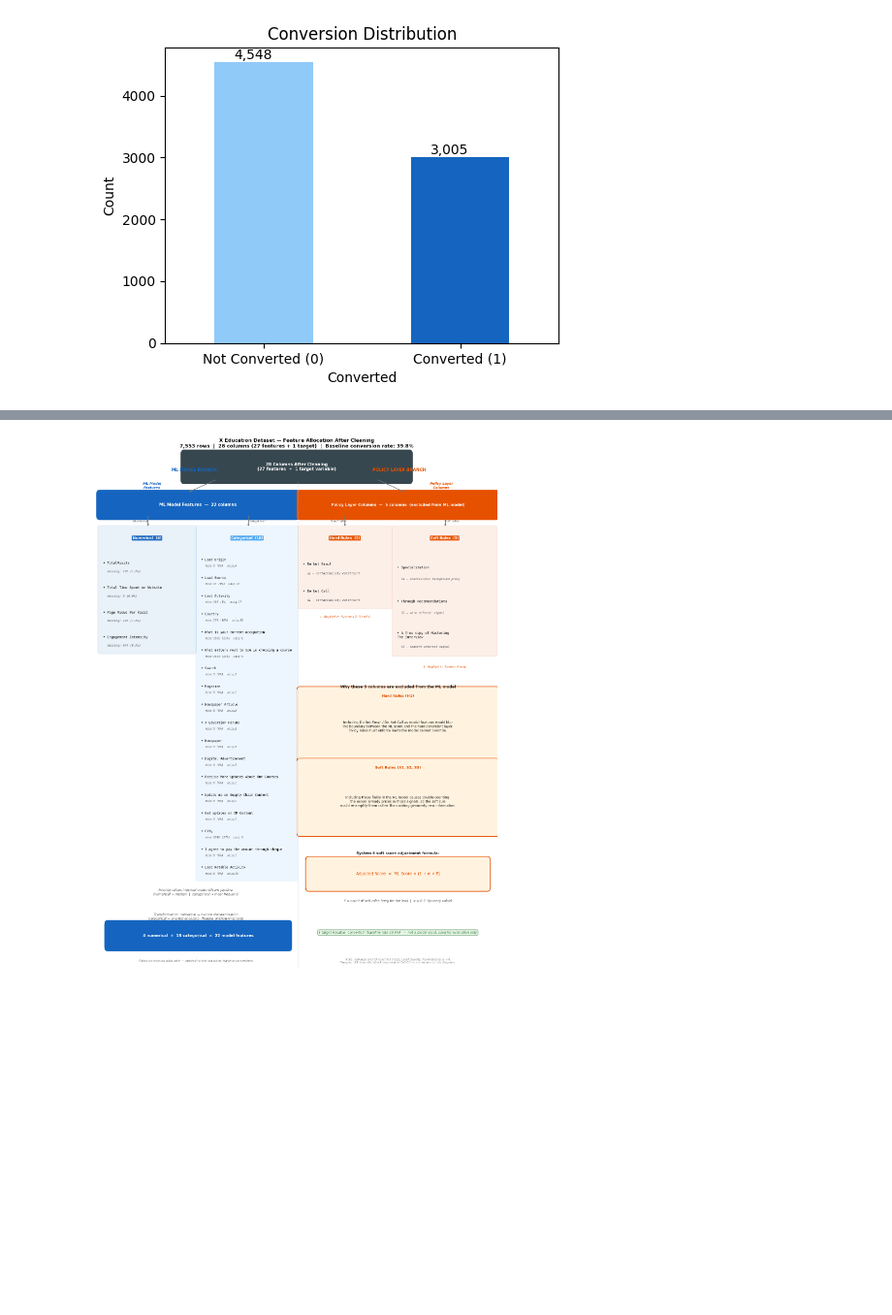
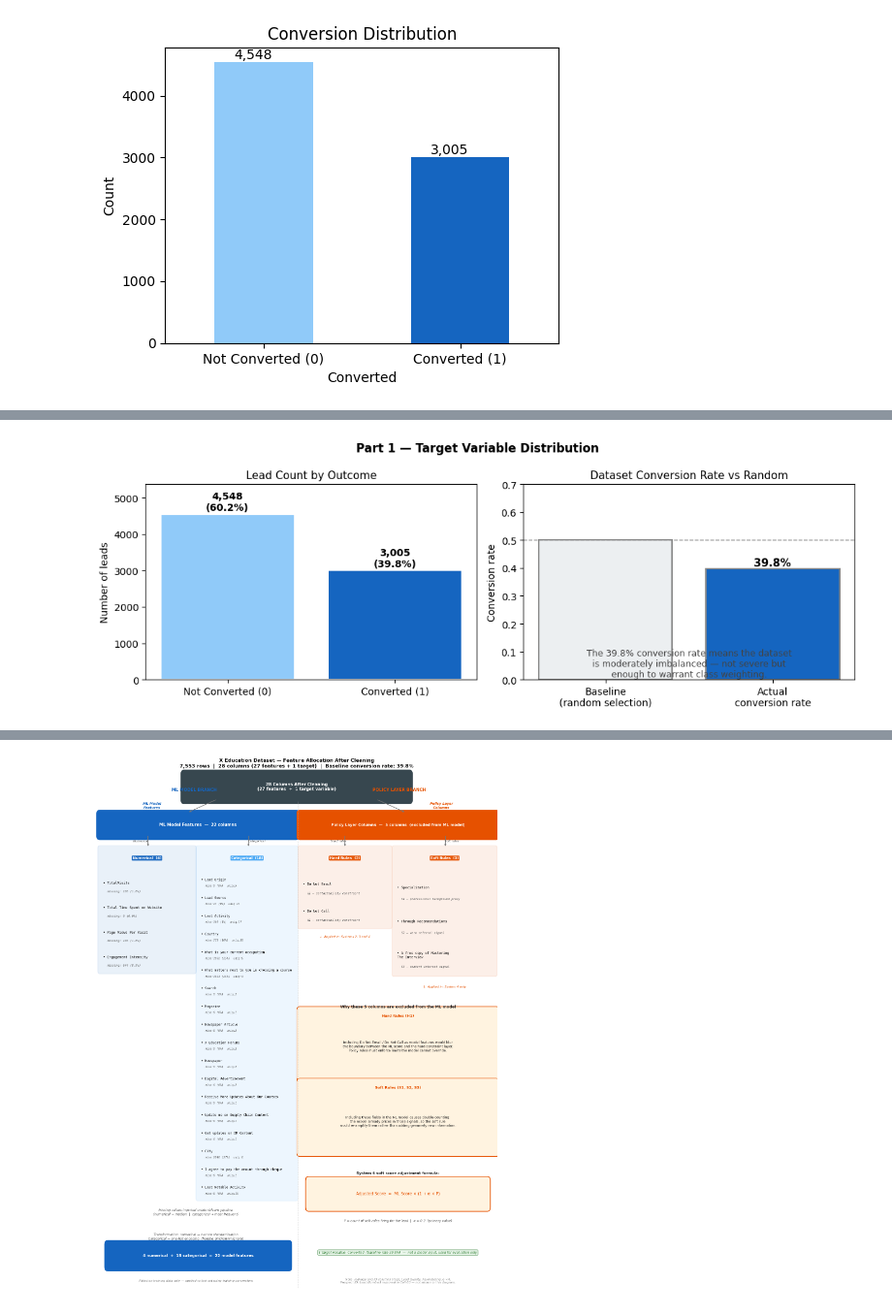
Before and after one commit to thomami244/Masters_Constrained_Lead_Qualification, a Jupyter notebook: Masters_Constrained_Lead_Qualification_Notebook.ipynb, the cells around one changed output, grey strips where cells are left out. Shown at 97% size. Saved outputs shown, nothing was run; the diff lists cells and outputs as text; code cells hidden in the pictures; blank space fills up the shorter version.

```diff
--- a/Masters_Constrained_Lead_Qualification_Notebook.ipynb
+++ b/Masters_Constrained_Lead_Qualification_Notebook.ipynb
@@ -386,0 +309,46 @@ plt.show()
+# %%
+
+# =============================================================================
+# EDA PART 1 — TARGET DISTRIBUTION
+# Simple bar showing class imbalance. Sets the scene.
+# =============================================================================
+
+fig, axes = plt.subplots(1, 2, figsize=(11, 4))
+fig.suptitle('Part 1 — Target Variable Distribution',
+             fontsize=12, fontweight='bold')
+
+# Left: count bar
+counts = df["Converted"].value_counts().sort_index()
+labels = ['Not Converted (0)', 'Converted (1)']
+bars   = axes[0].bar(labels, counts, color=[C_NO, C_YES], edgecolor='white', lw=1.5)
+for bar, val in zip(bars, counts):
+    axes[0].text(bar.get_x() + bar.get_width()/2,
+                  bar.get_height() + 40,
+                  f'{val:,}\n({val/len(df)*100:.1f}%)',
+                  ha='center', va='bottom', fontsize=10, fontweight='bold')
+axes[0].set_title('Lead Count by Outcome', fontsize=11)
+axes[0].set_ylabel('Number of leads')
+axes[0].set_ylim(0, counts.max() * 1.18)
+
+# Right: conversion rate vs random
+axes[1].bar(['Baseline\n(random selection)', 'Actual\nconversion rate'],
+             [0.5, BASELINE_RATE],
+             color=['#ECEFF1', C_YES], edgecolor='#888', lw=1.5)
+axes[1].axhline(0.5, color='#888', lw=1, linestyle='--')
+axes[1].text(1, BASELINE_RATE + 0.01,
+              f'{BASELINE_RATE:.1%}', ha='center', fontsize=11, fontweight='bold')
+axes[1].set_title('Dataset Conversion Rate vs Random', fontsize=11)
+axes[1].set_ylabel('Conversion rate')
+axes[1].set_ylim(0, 0.7)
+axes[1].text(0.5, 0.08,
+              'The 39.8% conversion rate means the dataset\n'
+              'is moderately imbalanced — not severe but\n'
+              'enough to warrant class weighting.',
+              ha='center', va='center', fontsize=9, color='#444',
+              transform=axes[1].transAxes)
+
+plt.tight_layout()
+plt.savefig('fig_EDA_01_target_distribution.png', dpi=150, bbox_inches='tight')
+plt.show()
+# %% [output]
+[figure, added]
```
Also changed, not shown: parts of 17 cells of this notebook.
